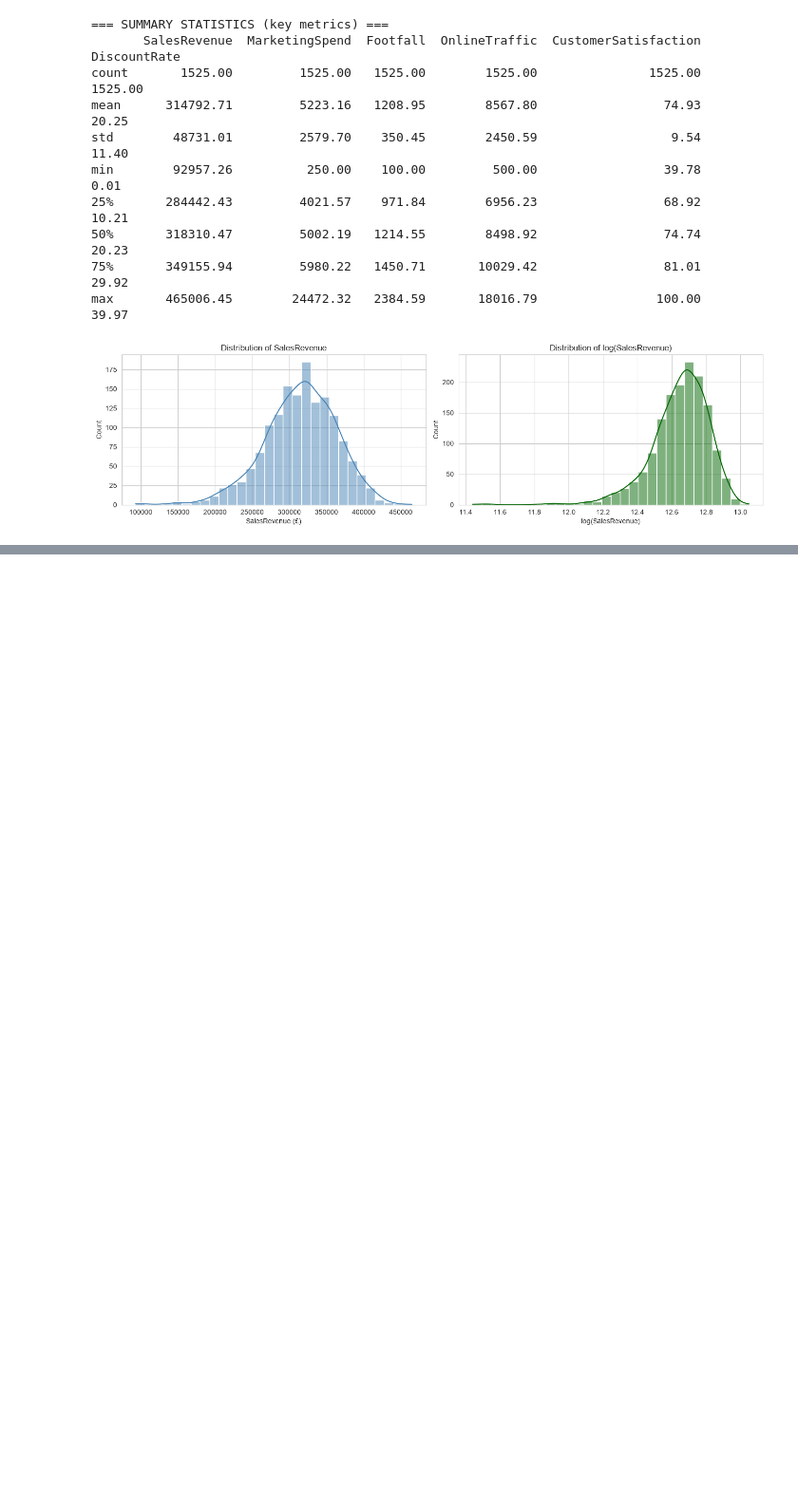
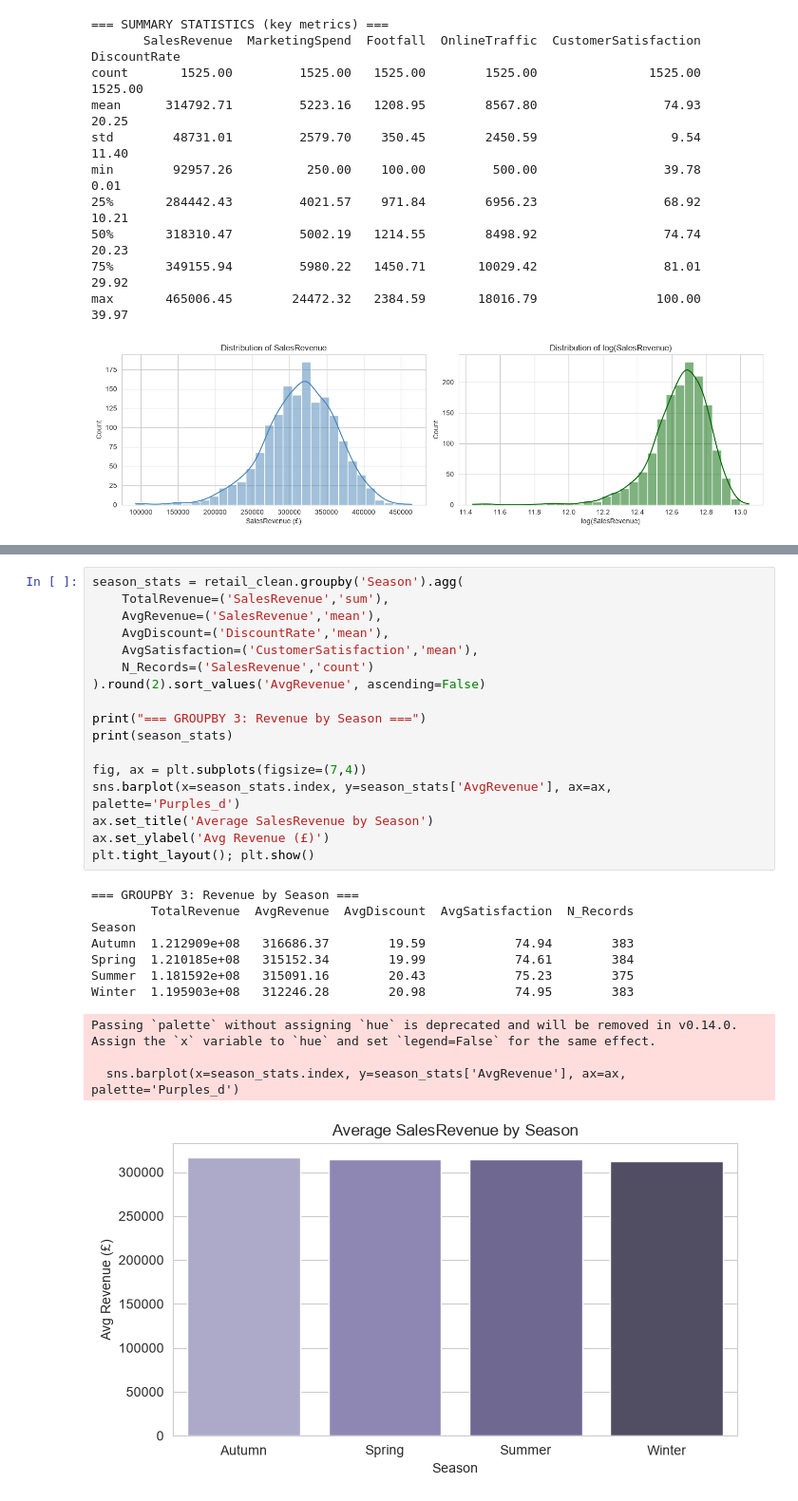
Before and after one commit to kieronisME/Research-Analytics-CA, a Jupyter notebook: main.ipynb, the cells around one changed output, grey strips where cells are left out. Shown at 95% size. Cells and saved outputs as stored; diff of their text form; blank space fills up the shorter version.

```diff
--- a/main.ipynb
+++ b/main.ipynb
@@ -247,0 +313,29 @@ max       465006.45        24472.32   2384.59       18016.79                100.
+# %%
+season_stats = retail_clean.groupby('Season').agg(
+    TotalRevenue=('SalesRevenue','sum'),
+    AvgRevenue=('SalesRevenue','mean'),
+    AvgDiscount=('DiscountRate','mean'),
+    AvgSatisfaction=('CustomerSatisfaction','mean'),
+    N_Records=('SalesRevenue','count')
+).round(2).sort_values('AvgRevenue', ascending=False)
+
+print("=== GROUPBY 3: Revenue by Season ===")
+print(season_stats)
+
+fig, ax = plt.subplots(figsize=(7,4))
+sns.barplot(x=season_stats.index, y=season_stats['AvgRevenue'], ax=ax, palette='Purples_d')
+ax.set_title('Average SalesRevenue by Season')
+ax.set_ylabel('Avg Revenue (£)')
+plt.tight_layout(); plt.show()
+# %% [output]
+=== GROUPBY 3: Revenue by Season ===
+        TotalRevenue  AvgRevenue  AvgDiscount  AvgSatisfaction  N_Records
+Season
+Autumn  1.212909e+08   316686.37        19.59            74.94        383
+Spring  1.210185e+08   315152.34        19.99            74.61        384
+Summer  1.181592e+08   315091.16        20.43            75.23        375
+Winter  1.195903e+08   312246.28        20.98            74.95        383
+Passing `palette` without assigning `hue` is deprecated and will be removed in v0.14.0. Assign the `x` variable to `hue` and set `legend=False` for the same effect.
+
+  sns.barplot(x=season_stats.index, y=season_stats['AvgRevenue'], ax=ax, palette='Purples_d')
+[figure, added]
```
Also changed, not shown: parts of 8 cells of this notebook.
